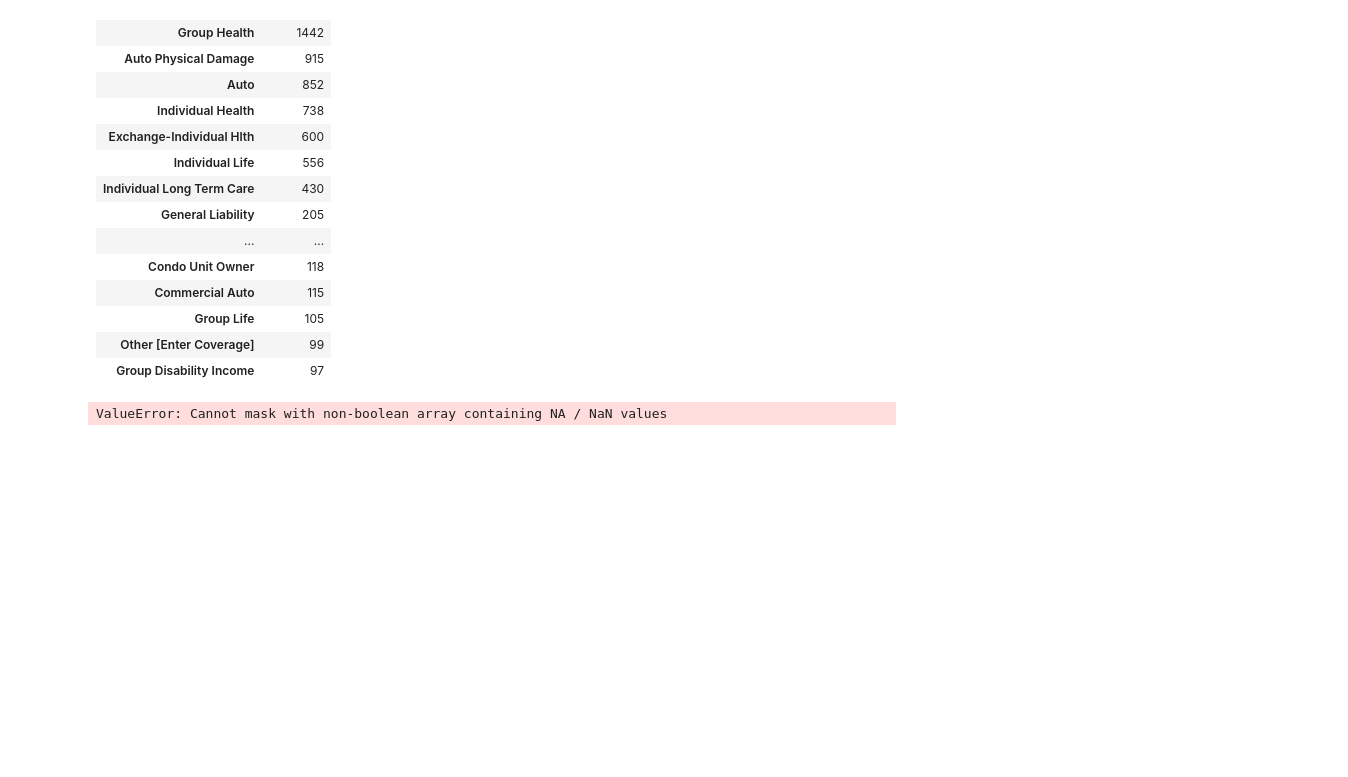
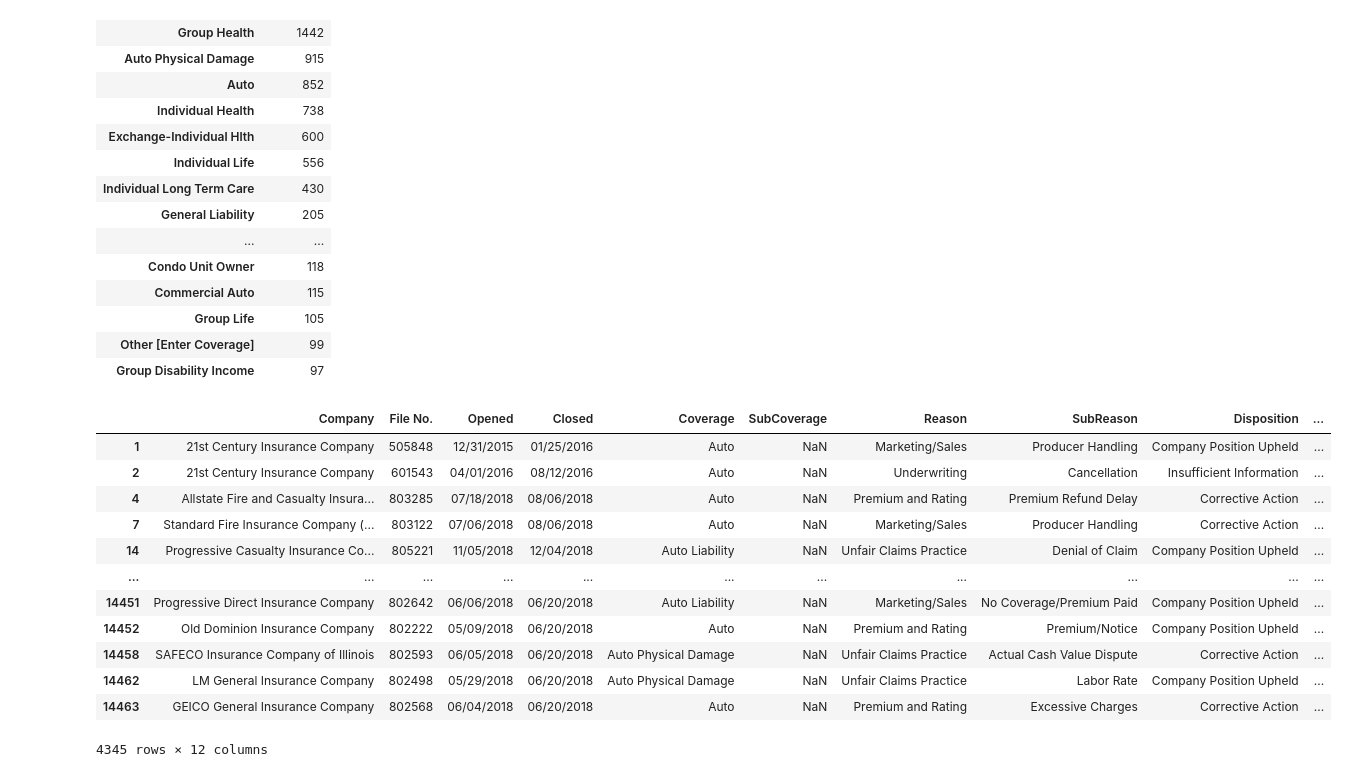
Before and after one commit to HuebnerC/Insurance_Complaints, a Jupyter notebook: capstone_1/ins_complaints.ipynb, the cells around one changed output. Cells and saved outputs as stored; diff of their text form; code cells hidden in the pictures; blank space fills up the shorter version.

```diff
--- a/capstone_1/ins_complaints.ipynb
+++ b/capstone_1/ins_complaints.ipynb
@@ -340,8 +363,20 @@ ins_data[['Coverage', 'Company']].groupby('Coverage').count().sort_values('Compa
 | Group Disability Income | 97 |
 # %%
 # Exploring all 'Auto' related coverage types - need to drop NAN first
-
-
-ins_data[ins_data['Coverage'].str.contains('Auto')]
+auto_df = ins_data[ins_data['Coverage'].notna()]
+auto_df = auto_df[auto_df['Coverage'].str.contains('Auto')]
+auto_df
 # %% [output]
+|  | Company | File No. | Opened | Closed | Coverage | SubCoverage | Reason | SubReason | Disposition | ... |
+| 1 | 21st Century Insurance Company | 505848 | 12/31/2015 | 01/25/2016 | Auto | NaN | Marketing/Sales | Producer Handling | Company Position Upheld | ... |
+| 2 | 21st Century Insurance Company | 601543 | 04/01/2016 | 08/12/2016 | Auto | NaN | Underwriting | Cancellation | Insufficient Information | ... |
+| 4 | Allstate Fire and Casualty Insura... | 803285 | 07/18/2018 | 08/06/2018 | Auto | NaN | Premium and Rating | Premium Refund Delay | Corrective Action | ... |
+| 7 | Standard Fire Insurance Company (... | 803122 | 07/06/2018 | 08/06/2018 | Auto | NaN | Marketing/Sales | Producer Handling | Corrective Action | ... |
+| 14 | Progressive Casualty Insurance Co... | 805221 | 11/05/2018 | 12/04/2018 | Auto Liability | NaN | Unfair Claims Practice | Denial of Claim | Company Position Upheld | ... |
+| ... | ... | ... | ... | ... | ... | ... | ... | ... | ... | ... |
+| 14451 | Progressive Direct Insurance Company | 802642 | 06/06/2018 | 06/20/2018 | Auto Liability | NaN | Marketing/Sales | No Coverage/Premium Paid | Company Position Upheld | ... |
+| 14452 | Old Dominion Insurance Company | 802222 | 05/09/2018 | 06/20/2018 | Auto | NaN | Premium and Rating | Premium/Notice | Company Position Upheld | ... |
+| 14458 | SAFECO Insurance Company of Illinois | 802593 | 06/05/2018 | 06/20/2018 | Auto Physical Damage | NaN | Unfair Claims Practice | Actual Cash Value Dispute | Corrective Action | ... |
+| 14462 | LM General Insurance Company | 802498 | 05/29/2018 | 06/20/2018 | Auto Physical Damage | NaN | Unfair Claims Practice | Labor Rate | Company Position Upheld | ... |
+| 14463 | GEICO General Insurance Company | 802568 | 06/04/2018 | 06/20/2018 | Auto | NaN | Premium and Rating | Excessive Charges | Corrective Action | ... |
-ValueError: Cannot mask with non-boolean array containing NA / NaN values
+4345 rows × 12 columns
```
Also changed, not shown: parts of 11 cells of this notebook, 3 other files.
